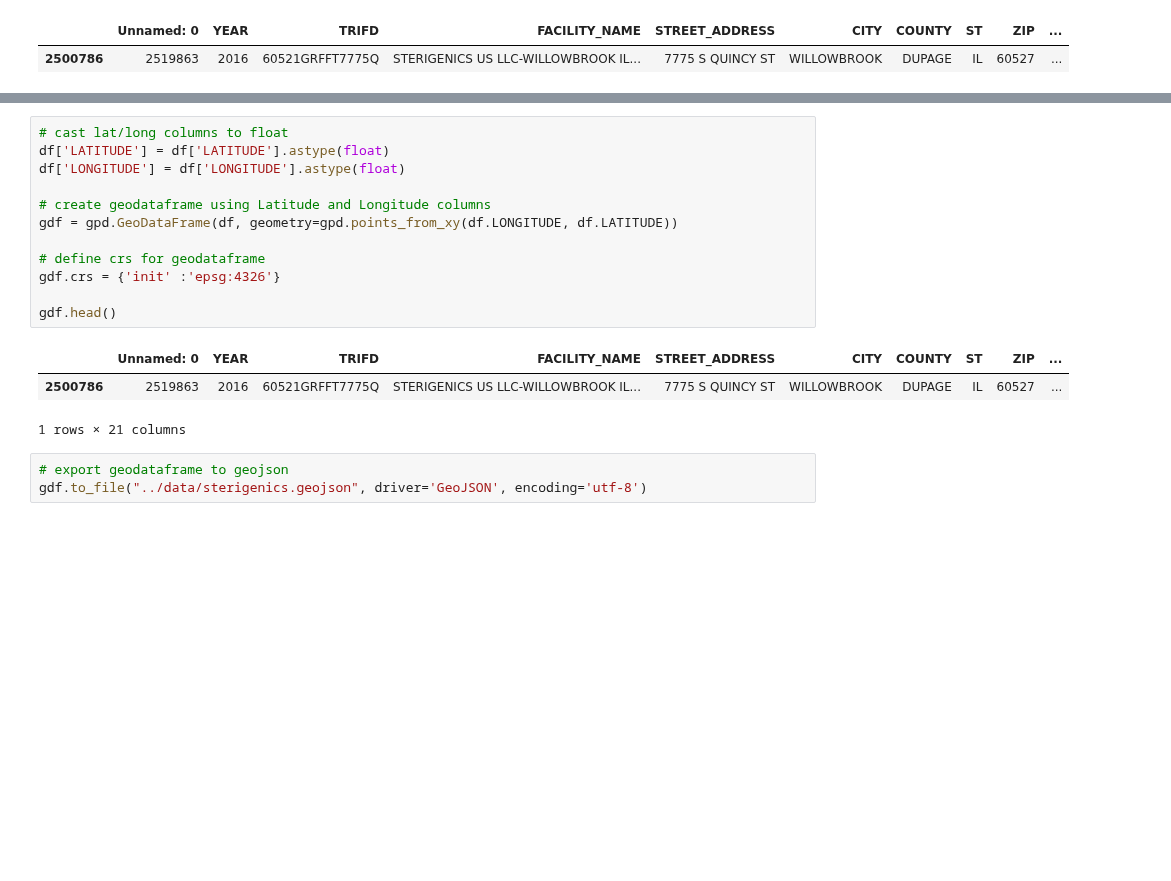
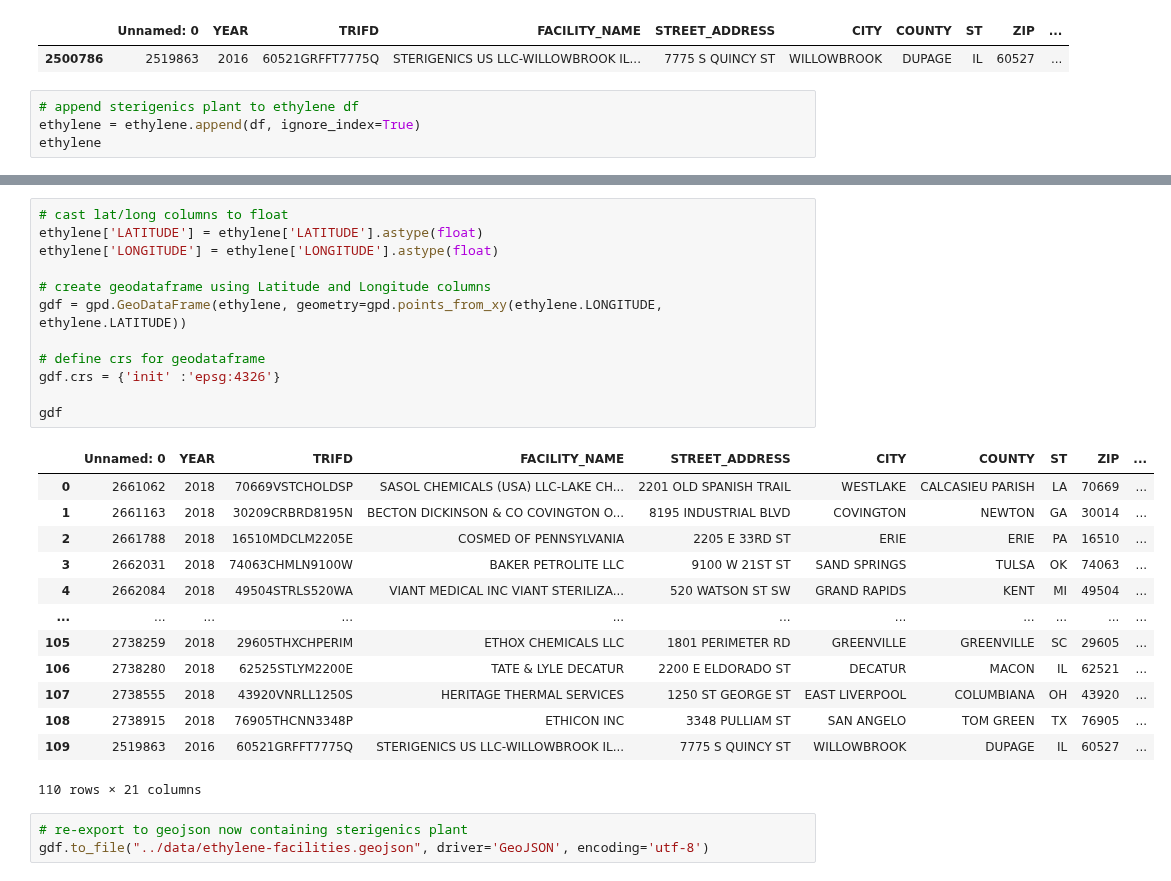
Before and after one commit to EileenGrady/us-industrial-pollution, a Jupyter notebook: notebooks/explore-chemical-data.ipynb, the cells around one changed output, grey strips where cells are left out. Saved outputs shown, nothing was run; the diff lists cells and outputs as text; blank space fills up the shorter version.

Commit message:
add sterigenics plant layer

```diff
--- a/notebooks/explore-chemical-data.ipynb
+++ b/notebooks/explore-chemical-data.ipynb
@@ -373,3 +359,7 @@ df
 # %% [output]
 |  | Unnamed: 0 | YEAR | TRIFD | FACILITY_NAME | STREET_ADDRESS | CITY | COUNTY | ST | ZIP | ... |
 | 2500786 | 2519863 | 2016 | 60521GRFFT7775Q | STERIGENICS US LLC-WILLOWBROOK IL... | 7775 S QUINCY ST | WILLOWBROOK | DUPAGE | IL | 60527 | ... |
+# %%
+# append sterigenics plant to ethylene df
+ethylene = ethylene.append(df, ignore_index=True)
+ethylene
@@ -376,19 +380,29 @@ df
 # %%
 # cast lat/long columns to float
-df['LATITUDE'] = df['LATITUDE'].astype(float)
-df['LONGITUDE'] = df['LONGITUDE'].astype(float)
+ethylene['LATITUDE'] = ethylene['LATITUDE'].astype(float)
+ethylene['LONGITUDE'] = ethylene['LONGITUDE'].astype(float)
 
 # create geodataframe using Latitude and Longitude columns
-gdf = gpd.GeoDataFrame(df, geometry=gpd.points_from_xy(df.LONGITUDE, df.LATITUDE))
+gdf = gpd.GeoDataFrame(ethylene, geometry=gpd.points_from_xy(ethylene.LONGITUDE, ethylene.LATITUDE))
 
 # define crs for geodataframe
 gdf.crs = {'init' :'epsg:4326'}
 
-gdf.head()
+gdf
 # %% [output]
 |  | Unnamed: 0 | YEAR | TRIFD | FACILITY_NAME | STREET_ADDRESS | CITY | COUNTY | ST | ZIP | ... |
-| 2500786 | 2519863 | 2016 | 60521GRFFT7775Q | STERIGENICS US LLC-WILLOWBROOK IL... | 7775 S QUINCY ST | WILLOWBROOK | DUPAGE | IL | 60527 | ... |
+| 0 | 2661062 | 2018 | 70669VSTCHOLDSP | SASOL CHEMICALS (USA) LLC-LAKE CH... | 2201 OLD SPANISH TRAIL | WESTLAKE | CALCASIEU PARISH | LA | 70669 | ... |
+| 1 | 2661163 | 2018 | 30209CRBRD8195N | BECTON DICKINSON & CO COVINGTON O... | 8195 INDUSTRIAL BLVD | COVINGTON | NEWTON | GA | 30014 | ... |
+| 2 | 2661788 | 2018 | 16510MDCLM2205E | COSMED OF PENNSYLVANIA | 2205 E 33RD ST | ERIE | ERIE | PA | 16510 | ... |
+| 3 | 2662031 | 2018 | 74063CHMLN9100W | BAKER PETROLITE LLC | 9100 W 21ST ST | SAND SPRINGS | TULSA | OK | 74063 | ... |
+| 4 | 2662084 | 2018 | 49504STRLS520WA | VIANT MEDICAL INC VIANT STERILIZA... | 520 WATSON ST SW | GRAND RAPIDS | KENT | MI | 49504 | ... |
+| ... | ... | ... | ... | ... | ... | ... | ... | ... | ... | ... |
+| 105 | 2738259 | 2018 | 29605THXCHPERIM | ETHOX CHEMICALS LLC | 1801 PERIMETER RD | GREENVILLE | GREENVILLE | SC | 29605 | ... |
+| 106 | 2738280 | 2018 | 62525STLYM2200E | TATE & LYLE DECATUR | 2200 E ELDORADO ST | DECATUR | MACON | IL | 62521 | ... |
+| 107 | 2738555 | 2018 | 43920VNRLL1250S | HERITAGE THERMAL SERVICES | 1250 ST GEORGE ST | EAST LIVERPOOL | COLUMBIANA | OH | 43920 | ... |
+| 108 | 2738915 | 2018 | 76905THCNN3348P | ETHICON INC | 3348 PULLIAM ST | SAN ANGELO | TOM GREEN | TX | 76905 | ... |
+| 109 | 2519863 | 2016 | 60521GRFFT7775Q | STERIGENICS US LLC-WILLOWBROOK IL... | 7775 S QUINCY ST | WILLOWBROOK | DUPAGE | IL | 60527 | ... |
-1 rows × 21 columns
+110 rows × 21 columns
 # %%
-# export geodataframe to geojson
-gdf.to_file("../data/sterigenics.geojson", driver='GeoJSON', encoding='utf-8')
+# re-export to geojson now containing sterigenics plant
+gdf.to_file("../data/ethylene-facilities.geojson", driver='GeoJSON', encoding='utf-8')
```
Also changed, not shown: parts of 9 cells of this notebook, 3 other files.
